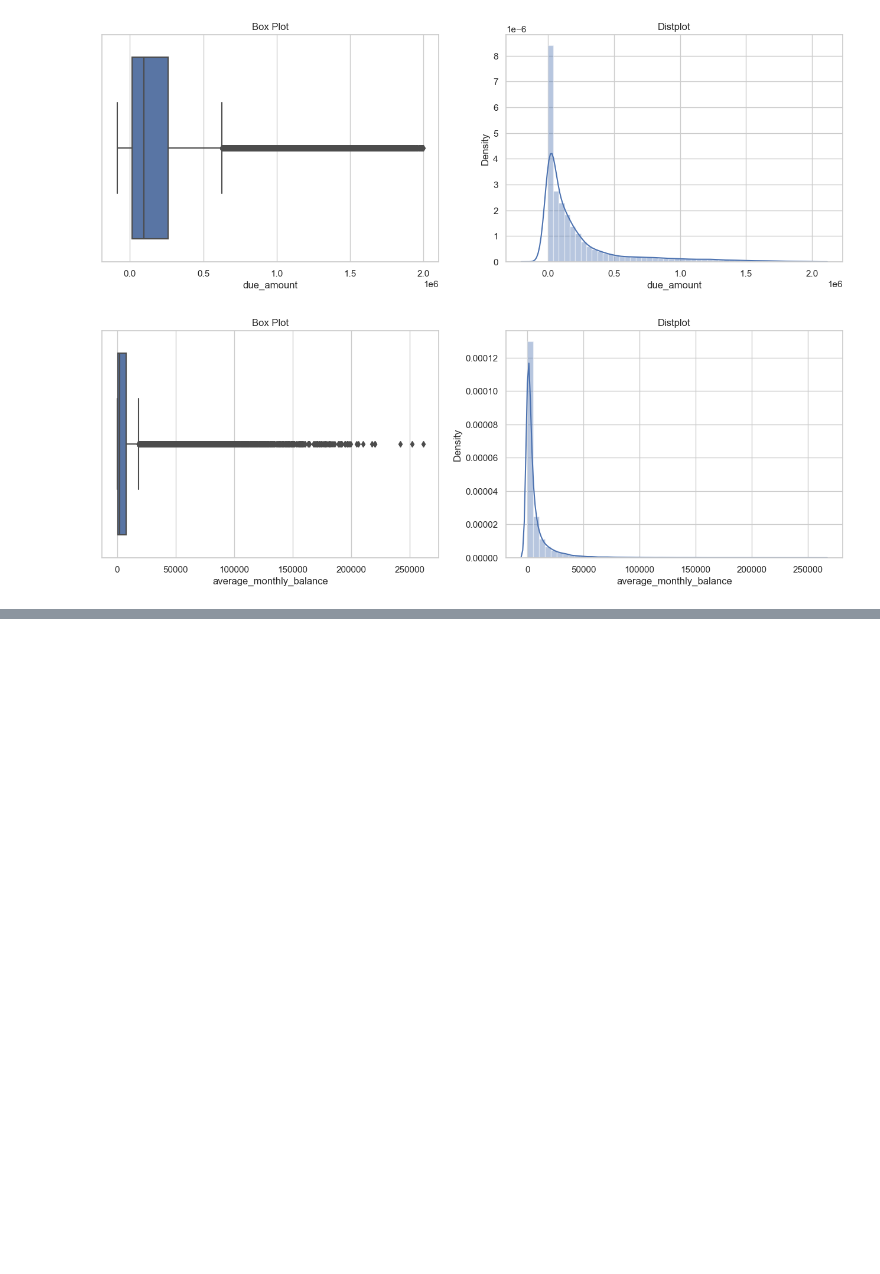
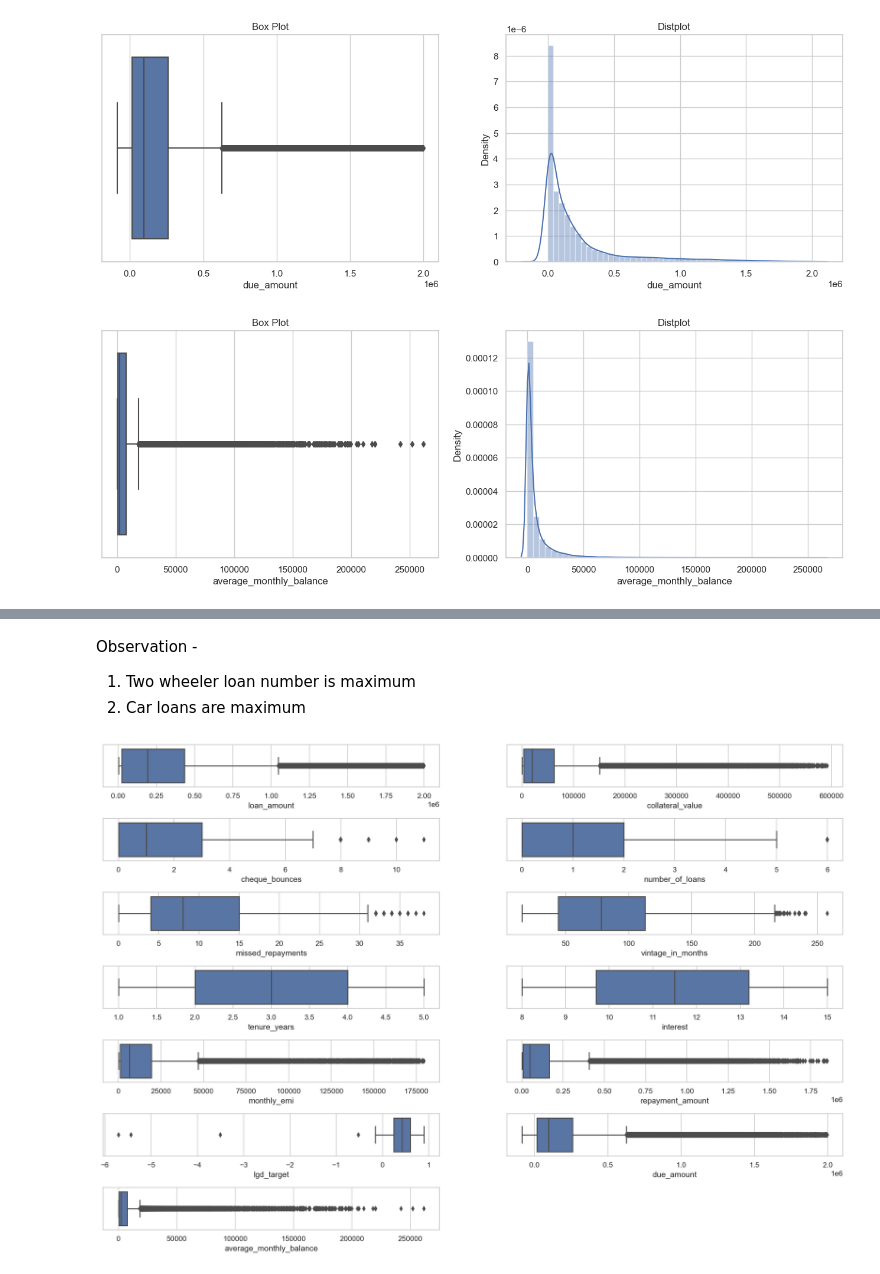
Before and after one commit to angadgothe/BFSI_CaseStudy2024, a Jupyter notebook: IIITB_upGrad_Course5_Assignment.ipynb, the cells around one changed output, grey strips where cells are left out. Cells and saved outputs as stored; diff of their text form; code cells hidden in the pictures; blank space fills up the shorter version.

```diff
--- a/IIITB_upGrad_Course5_Assignment.ipynb
+++ b/IIITB_upGrad_Course5_Assignment.ipynb
@@ -551,0 +556,14 @@ Observation -
+# %% [markdown]
+Observation -
+1. Two wheeler loan number is maximum
+2. Car loans are maximum
+# %%
+#create box plots for numberic columns
+
+plt.figure(figsize = (20,200), dpi=150)
+for i in enumerate(final_data_num):
+    plt.subplot(100, 2, i[0]+1)
+    plt.subplots_adjust(hspace=0.75)
+    sns.boxplot(x = i[1], data = final_data)
+# %% [output]
+[figure, added]
```
Also changed, not shown: parts of 33 cells of this notebook.
